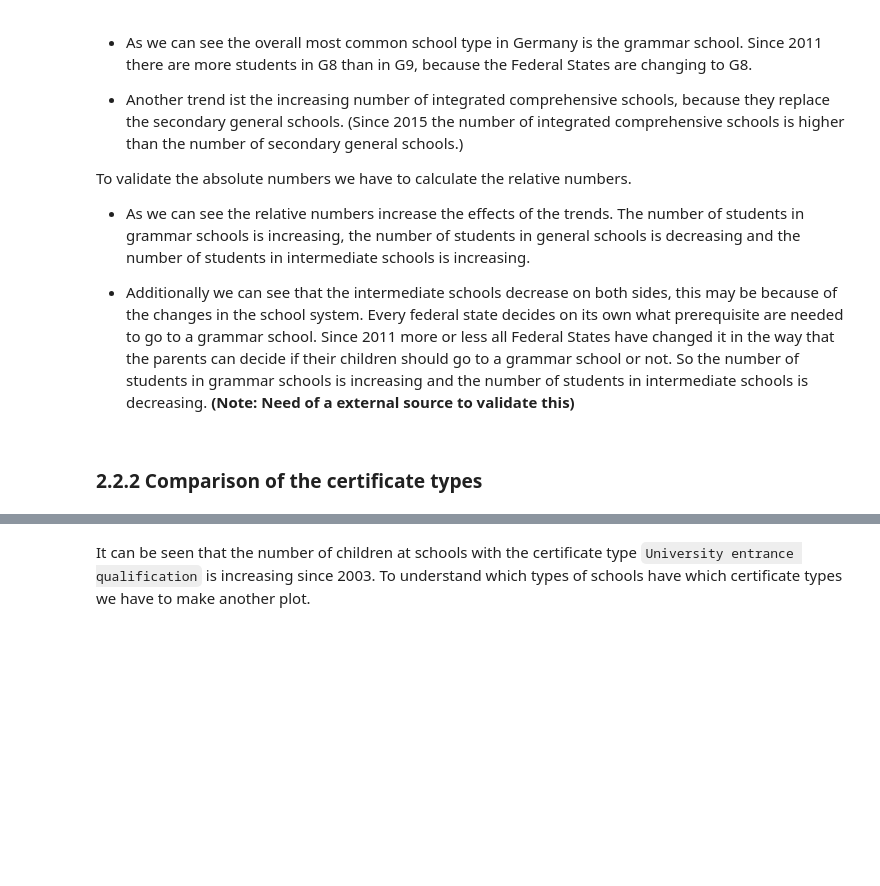
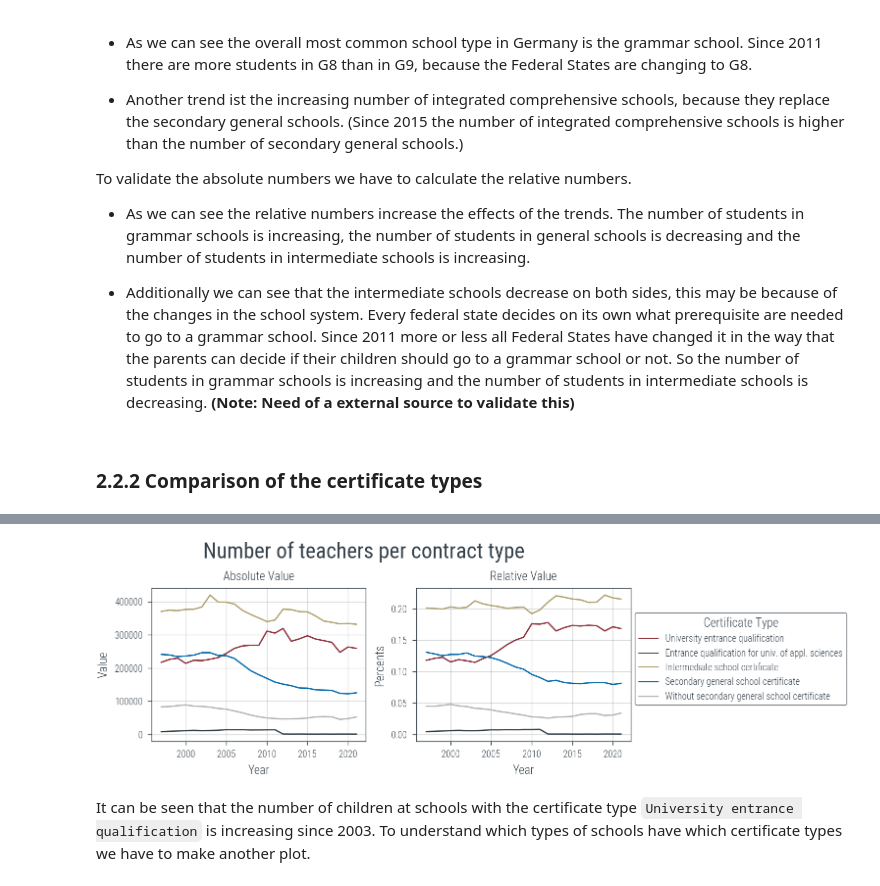
Before and after one commit to KarylReyne/DataLiteracyWS23, a Jupyter notebook: exp/TF-005-TeachersToChildren.ipynb, the cells around one changed output, grey strips where cells are left out. Saved outputs shown, nothing was run; the diff lists cells and outputs as text; code cells hidden in the pictures; blank space fills up the shorter version.

Commit message:
Tried to compare teachers with children

```diff
--- a/exp/TF-005-TeachersToChildren.ipynb
+++ b/exp/TF-005-TeachersToChildren.ipynb
@@ -620,0 +555,4 @@ fig.suptitle("Number of students per certificate type", fontsize=16);
+# %%
+df = students_per_type[(students_per_type["Gender"] == "Total") & (students_per_type["Certificate Type"] != "Total")]
+most_common = Aggregation.get_most_common_value(df, "Value", ["Gender", "Certificate Type"])
+most_common
@@ -621,3 +566,18 @@ fig.suptitle("Number of students per certificate type", fontsize=16);
+# %%
+plot_data = students_per_type[students_per_type["Gender"] == "Total"]
+types = most_common["Certificate Type"].unique()
+custom_order = {
+    "University entrance qualification": 1,
+    "Entrance qualification for univ. of appl. sciences": 2,
+    "Intermediate school certificate": 3,
+    "Secondary general school certificate": 4,
+    "Without secondary general school certificate": 5,
+}
+types = sorted(types, key=lambda x: custom_order[x])
+fig, axs = GeneralPlots.absolute_relative_plot(plot_data, "Year", "Value", "Certificate Type", types, ["Year", "Gender"])
+fig.suptitle("Number of teachers per contract type", fontsize=16);
+# %% [output]
+[figure, added]
 # %% [markdown]
 It can be seen that the number of children at schools with the certificate type `University entrance qualification` is increasing since 2003. To understand which types of schools have which certificate types we have to make another plot.
 # %%
```
Also changed, not shown: parts of 31 cells of this notebook.
